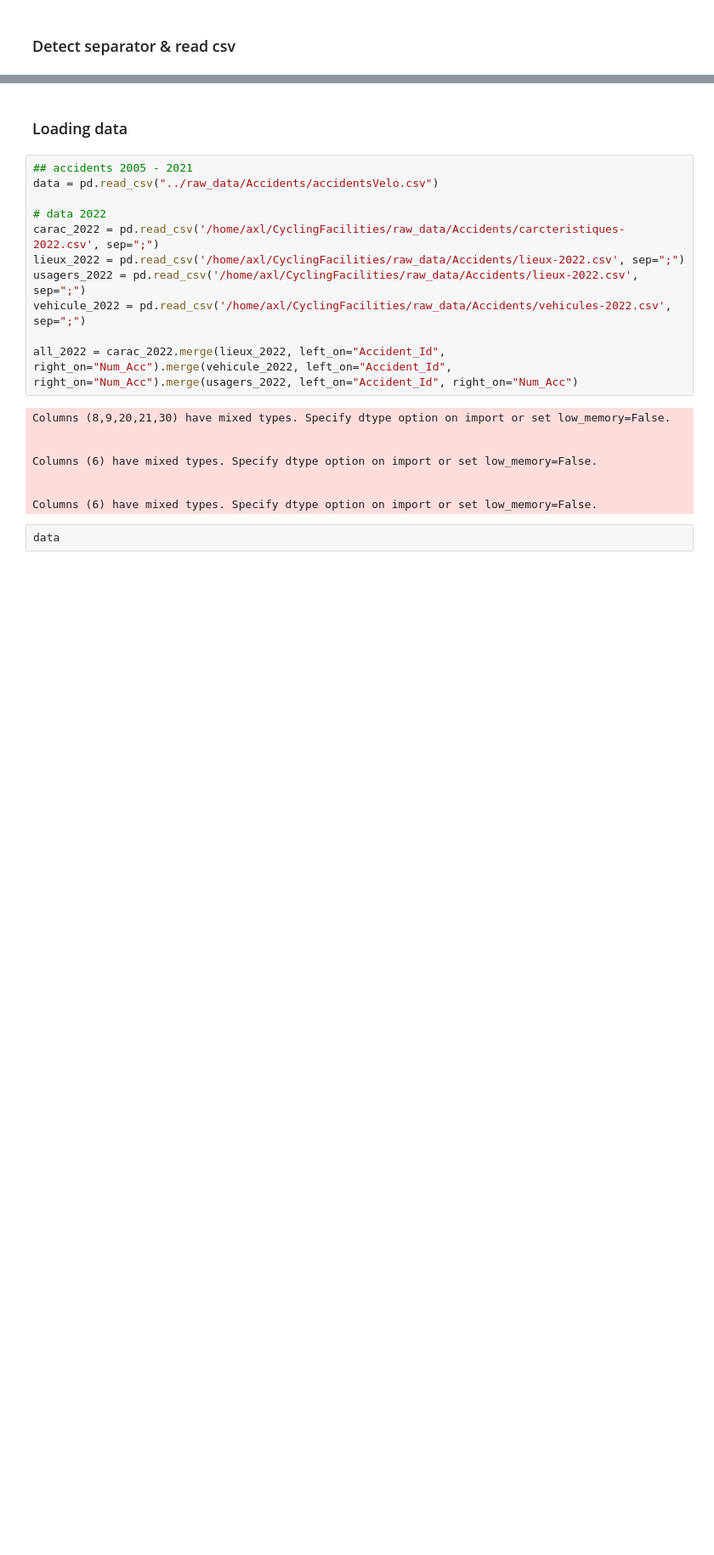
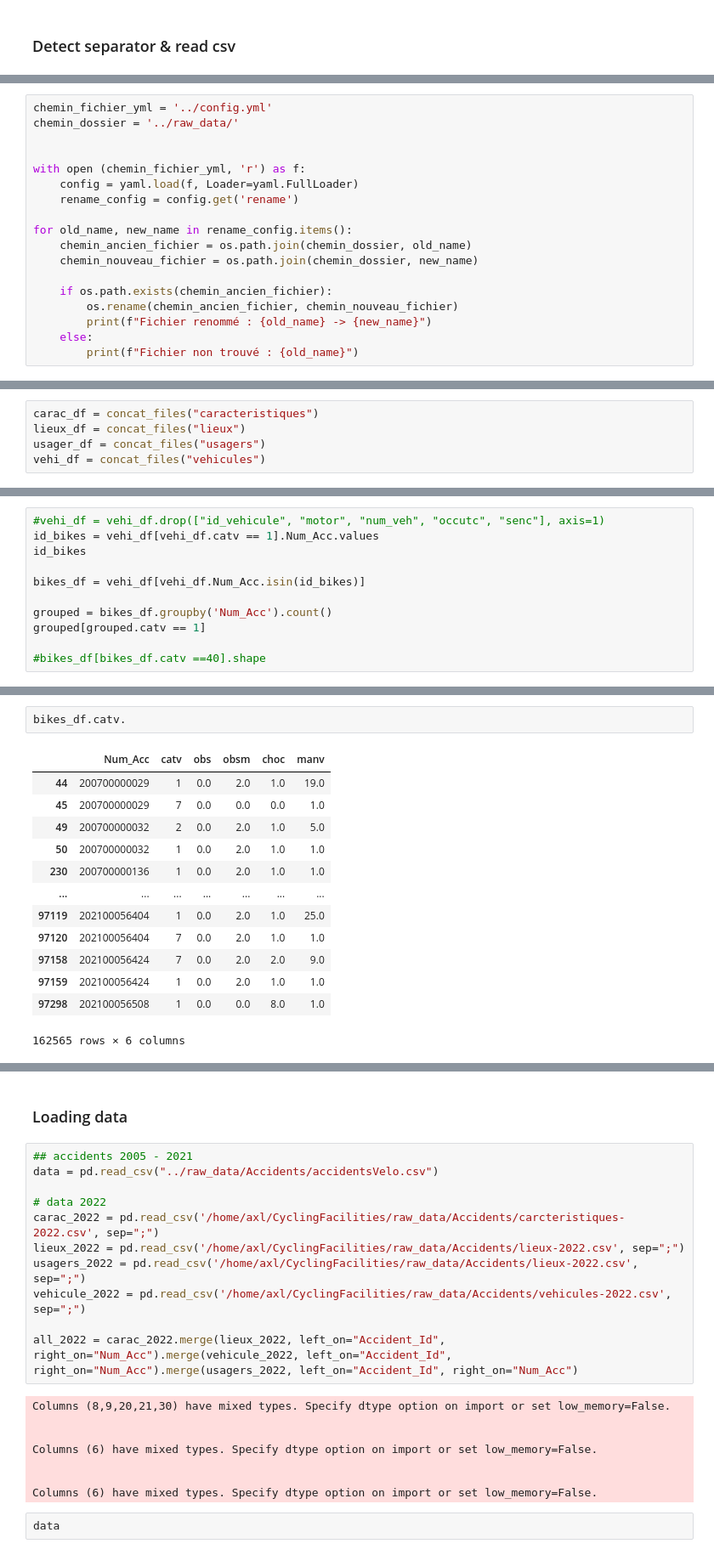
Before and after one commit to AurelienBr22/CyclingFacilities, a Jupyter notebook: notebooks/notebook_axel.ipynb, the cells around one changed output, grey strips where cells are left out. Shown at 85% size. Cells and saved outputs as stored; diff of their text form; blank space fills up the shorter version.

Commit message:
Adds vehi_df filtering

```diff
--- a/notebooks/notebook_axel.ipynb
+++ b/notebooks/notebook_axel.ipynb
@@ -142,0 +85,18 @@ df_final
+# %%
+chemin_fichier_yml = '../config.yml'
+chemin_dossier = '../raw_data/'
+
+
+with open (chemin_fichier_yml, 'r') as f:
+    config = yaml.load(f, Loader=yaml.FullLoader)
+    rename_config = config.get('rename')
+
+for old_name, new_name in rename_config.items():
+    chemin_ancien_fichier = os.path.join(chemin_dossier, old_name)
+    chemin_nouveau_fichier = os.path.join(chemin_dossier, new_name)
+
+    if os.path.exists(chemin_ancien_fichier):
+        os.rename(chemin_ancien_fichier, chemin_nouveau_fichier)
+        print(f"Fichier renommé : {old_name} -> {new_name}")
+    else:
+        print(f"Fichier non trouvé : {old_name}")
@@ -142,0 +156,5 @@ df_final
+# %%
+carac_df = concat_files("caracteristiques")
+lieux_df = concat_files("lieux")
+usager_df = concat_files("usagers")
+vehi_df = concat_files("vehicules")
@@ -142,0 +166,11 @@ df_final
+# %%
+#vehi_df = vehi_df.drop(["id_vehicule", "motor", "num_veh", "occutc", "senc"], axis=1)
+id_bikes = vehi_df[vehi_df.catv == 1].Num_Acc.values
+id_bikes
+
+bikes_df = vehi_df[vehi_df.Num_Acc.isin(id_bikes)]
+
+grouped = bikes_df.groupby('Num_Acc').count()
+grouped[grouped.catv == 1]
+
+#bikes_df[bikes_df.catv ==40].shape
@@ -142,0 +192,16 @@ df_final
+# %%
+bikes_df.catv.
+# %% [output]
+|  | Num_Acc | catv | obs | obsm | choc | manv |
+| 44 | 200700000029 | 1 | 0.0 | 2.0 | 1.0 | 19.0 |
+| 45 | 200700000029 | 7 | 0.0 | 0.0 | 0.0 | 1.0 |
+| 49 | 200700000032 | 2 | 0.0 | 2.0 | 1.0 | 5.0 |
+| 50 | 200700000032 | 1 | 0.0 | 2.0 | 1.0 | 1.0 |
+| 230 | 200700000136 | 1 | 0.0 | 2.0 | 1.0 | 1.0 |
+| ... | ... | ... | ... | ... | ... | ... |
+| 97119 | 202100056404 | 1 | 0.0 | 2.0 | 1.0 | 25.0 |
+| 97120 | 202100056404 | 7 | 0.0 | 2.0 | 1.0 | 1.0 |
+| 97158 | 202100056424 | 7 | 0.0 | 2.0 | 2.0 | 9.0 |
+| 97159 | 202100056424 | 1 | 0.0 | 2.0 | 1.0 | 1.0 |
+| 97298 | 202100056508 | 1 | 0.0 | 0.0 | 8.0 | 1.0 |
+162565 rows × 6 columns
```
Also changed, not shown: parts of 17 cells of this notebook.
